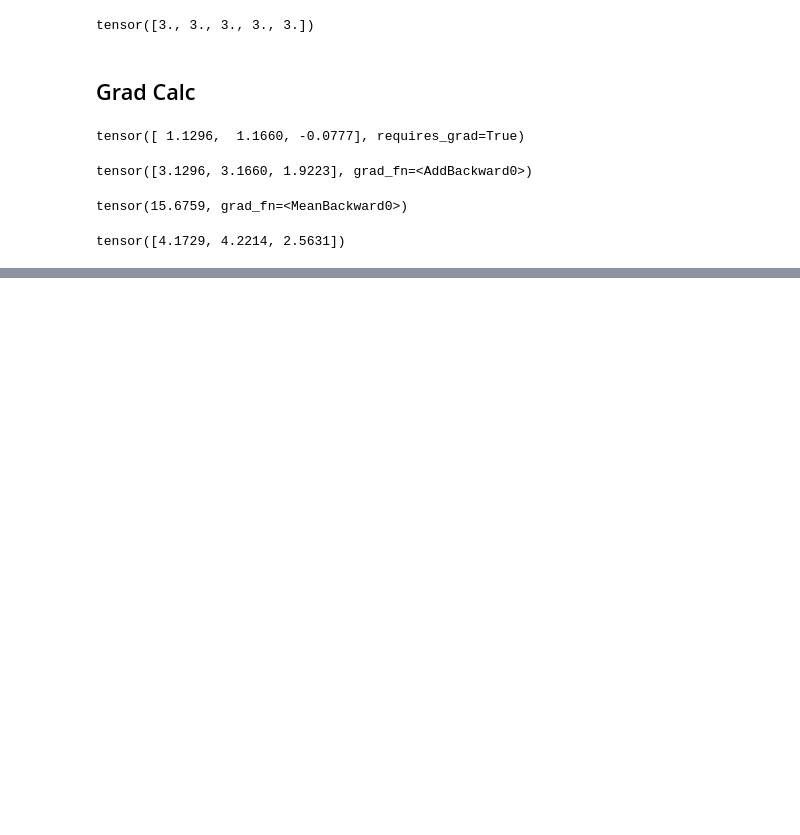
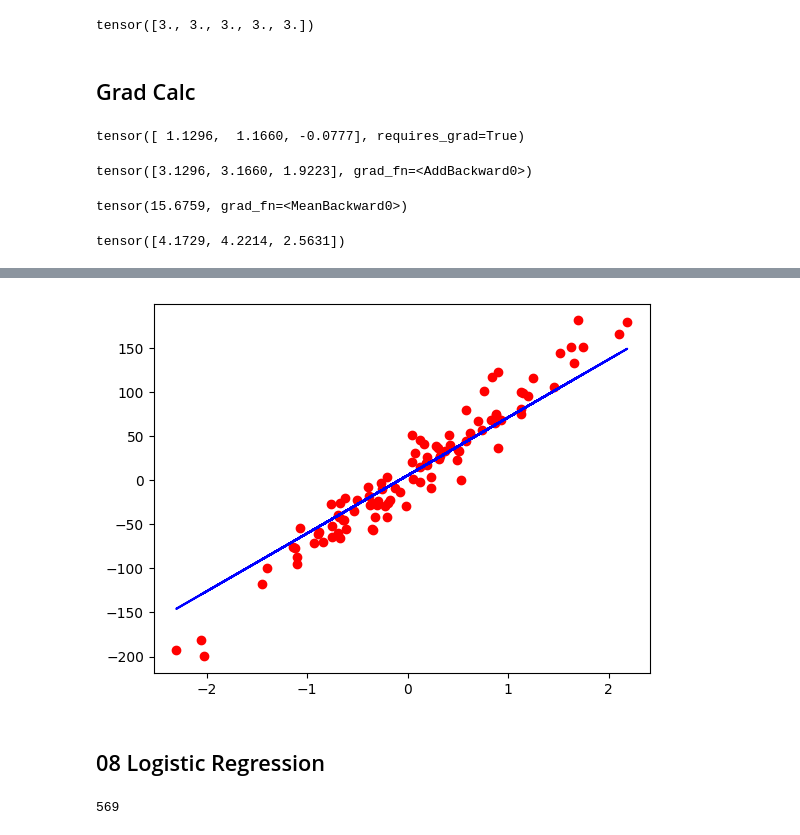
Before and after one commit to MHMD1SMH/Computer_Vision, a Jupyter notebook: PyTorch/01_PyTorch_Tensors.ipynb, the cells around one changed output, grey strips where cells are left out. Drawn from its saved outputs; the diff is of its cells as text; code cells hidden in the pictures; blank space fills up the shorter version.

```diff
--- a/PyTorch/01_PyTorch_Tensors.ipynb
+++ b/PyTorch/01_PyTorch_Tensors.ipynb
@@ -43,0 +159,5 @@ tensor([4.1729, 4.2214, 2.5631])
+# %%
+# data preparation
+X_numpy , Y_numpy = datasets.make_regression(n_features=1, n_samples=100, noise=20, random_state=1)
+x = torch.from_numpy(X_numpy.astype(np.float32))
+y = torch.from_numpy(Y_numpy.astype(np.float32))
@@ -43,0 +185,7 @@ tensor([4.1729, 4.2214, 2.5631])
+# %%
+n_samples , n_features = x.shape
+# %%
+input_size = n_features
+output_size = 1
+# %%
+model = nn.Linear(input_size, output_size)
@@ -43,0 +216,10 @@ tensor([4.1729, 4.2214, 2.5631])
+# %%
+predicted = model(x).detach().numpy()
+plt.plot(X_numpy,Y_numpy,'ro')
+plt.plot(X_numpy, predicted, 'b')
+
+plt.show()
+# %% [output]
+[figure, added]
+# %% [markdown]
+## 08 Logistic Regression
@@ -43,0 +232,5 @@ tensor([4.1729, 4.2214, 2.5631])
+# %%
+n_samples,n_features = x.shape
+n_samples
+# %% [output]
+569
```
Also changed, not shown: parts of 24 cells of this notebook.
